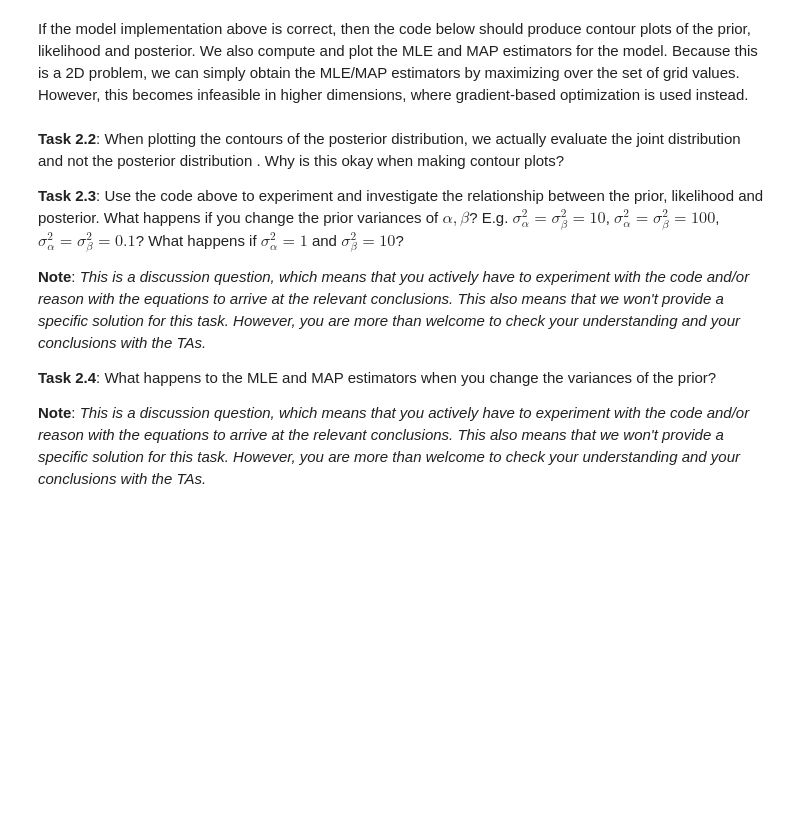
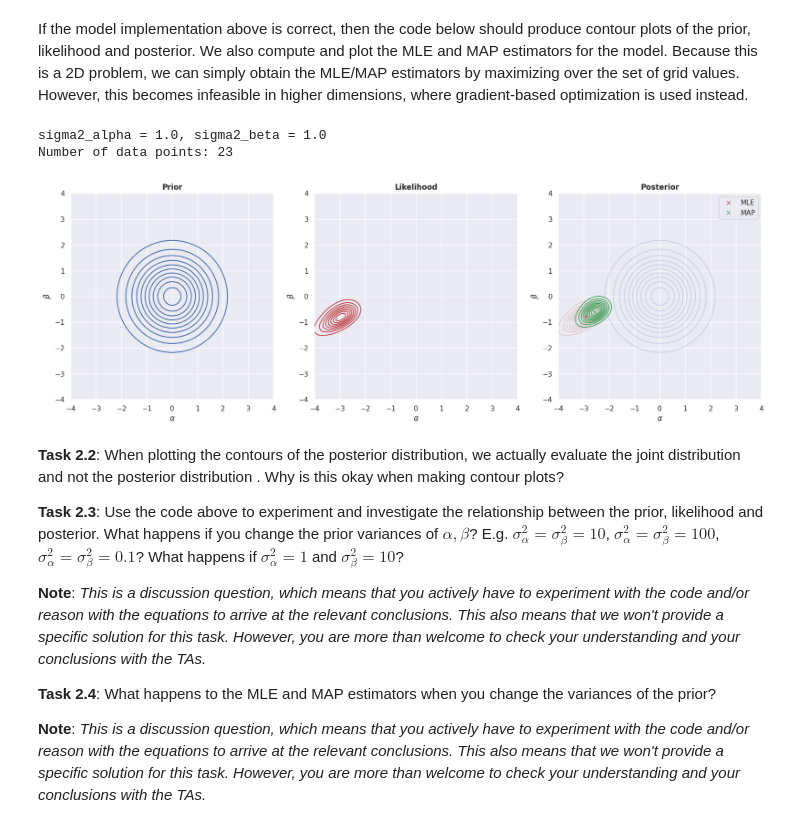
Before and after one commit to nielsenchristianole/bayesian_ml_notes, a Jupyter notebook: excercises/week_02/ex2_handout.ipynb, the cells around one changed output. Cells and saved outputs as stored; diff of their text form; code cells hidden in the pictures; blank space fills up the shorter version.

```diff
--- a/excercises/week_02/ex2_handout.ipynb
+++ b/excercises/week_02/ex2_handout.ipynb
@@ -210,9 +210,7 @@ class LogisticRegression(object):
 
     def log_prior(self, alpha, beta):
         """ implements log. of eq. (8). Output must have the same shape as alpha and beta """
-        alpha_mean, alpha_var = np.zeros_like(alpha), np.full_like(alpha, self.sigma2_alpha)
-        beta_mean, beta_var = np.zeros_like(beta), np.full_like(beta, self.sigma2_beta)
-        return log_npdf(alpha, alpha_mean, alpha_var) + log_npdf(beta, beta_mean, beta_var)
+        return log_npdf(alpha, 0, self.sigma2_alpha) + log_npdf(beta, 0, self.sigma2_beta)
 
     def log_likelihood(self, alpha, beta):
         """ implements log. of eq. (5). Output must have the same shape as alpha and beta """
@@ -248,50 +246,64 @@ class Grid2D(object):
         self.betas = betas
         self.grid_size = (len(self.alphas), len(self.betas))
         self.alpha_grid, self.beta_grid = np.meshgrid(alphas, betas, indexing='ij')
         self.func = func
         self.name = name
 
         # evaluate function on each grid point
         self.values = self.func(self.alpha_grid[:, :, None], self.beta_grid[:, :, None]).squeeze()
 
     def plot_contours(self, ax, color='b', num_contours=10, f=lambda x: x, alpha=1.0, title=None):
         ax.contour(self.alphas, self.betas, f(self.values).T, num_contours, colors=color, alpha=alpha)
         ax.set(xlabel='$\\alpha$', ylabel='$\\beta$')
         ax.set_title(self.name, fontweight='bold')
 
     @property
     def argmax(self):
         idx = np.argmax(self.values)
         alpha_idx, beta_idx = np.unravel_index(idx, self.grid_size)
         return self.alphas[alpha_idx], self.betas[beta_idx]
 
 
 # define grid points (the only reason for using different numbers of points for alpha and beta is to make debugging easier)
 num_alpha, num_beta = 90, 100
 alphas = np.linspace(-4, 4, num_alpha)
 betas = np.linspace(-4, 4, num_beta)
 
-# evalute log prior, log likelihood and log joint on the (alpha, beta)-grid
-model = LogisticRegression(x, y, N, sigma2_alpha=1.0, sigma2_beta=1.0)
-log_prior_grid = Grid2D(alphas, betas, model.log_prior, 'Prior')
-log_lik_grid = Grid2D(alphas, betas, model.log_likelihood, 'Likelihood')
-log_joint_grid = Grid2D(alphas, betas, model.log_joint, 'Posterior')
+for sigma2_alpha, sigma2_beta in [(1., 1.), (0.1, 0.1), (10., 10.), (100., 100.), (1., 10.)]:
+    print(f"sigma2_alpha = {sigma2_alpha}, sigma2_beta = {sigma2_beta}")
 
-# visualize
-fig, ax = plt.subplots(1, 3, figsize=(20, 6))
-log_prior_grid.plot_contours(ax[2], f=np.exp, color='b', alpha=0.2)
-log_lik_grid.plot_contours(ax[2], f=np.exp, color='r', alpha=0.2)
+    for _x, _y, _N in [(x, y, N), (x[:10], y[:10], N[:10])]:
+        print(f"Number of data points: {len(_x)}")
 
-for idx_plot, grid in enumerate([log_prior_grid, log_lik_grid, log_joint_grid]):
-    grid.plot_contours(ax[idx_plot], f=np.exp, color=colors[idx_plot])
+        # evalute log prior, log likelihood and log joint on the (alpha, beta)-grid
+        model = LogisticRegression(_x, _y, _N, sigma2_alpha, sigma2_beta)
+        log_prior_grid = Grid2D(alphas, betas, model.log_prior, 'Prior')
+        log_lik_grid = Grid2D(alphas, betas, model.log_likelihood, 'Likelihood')
+        log_joint_grid = Grid2D(alphas, betas, model.log_joint, 'Posterior')
 
-# compute and plot MLE and MAP estimators
-alpha_MLE, beta_MLE = log_lik_grid.argmax
-alpha_MAP, beta_MAP = log_joint_grid.argmax
+        # visualize
+        fig, ax = plt.subplots(1, 3, figsize=(20, 6))
+        log_prior_grid.plot_contours(ax[2], f=np.exp, color='b', alpha=0.2)
+        log_lik_grid.plot_contours(ax[2], f=np.exp, color='r', alpha=0.2)
 
-ax[2].plot(alpha_MLE, beta_MLE, 'rx', label='MLE')
-ax[2].plot(alpha_MAP, beta_MAP, 'gx', label='MAP')
-ax[2].legend();
+        for idx_plot, grid in enumerate([log_prior_grid, log_lik_grid, log_joint_grid]):
+            grid.plot_contours(ax[idx_plot], f=np.exp, color=colors[idx_plot])
+
+        # compute and plot MLE and MAP estimators
+        alpha_MLE, beta_MLE = log_lik_grid.argmax
+        alpha_MAP, beta_MAP = log_joint_grid.argmax
+
+        ax[2].plot(alpha_MLE, beta_MLE, 'rx', label='MLE')
+        ax[2].plot(alpha_MAP, beta_MAP, 'gx', label='MAP')
+        ax[2].legend()
+
+        plt.show()
+        break
+    break
+# %% [output]
+sigma2_alpha = 1.0, sigma2_beta = 1.0
+Number of data points: 23
+[figure, added]
 # %% [markdown]
 **Task 2.2**: When plotting the contours of the posterior distribution, we actually evaluate the joint distribution and not the posterior distribution . Why is this okay when making contour plots?
 
```
Also changed, not shown: parts of 8 cells of this notebook.
